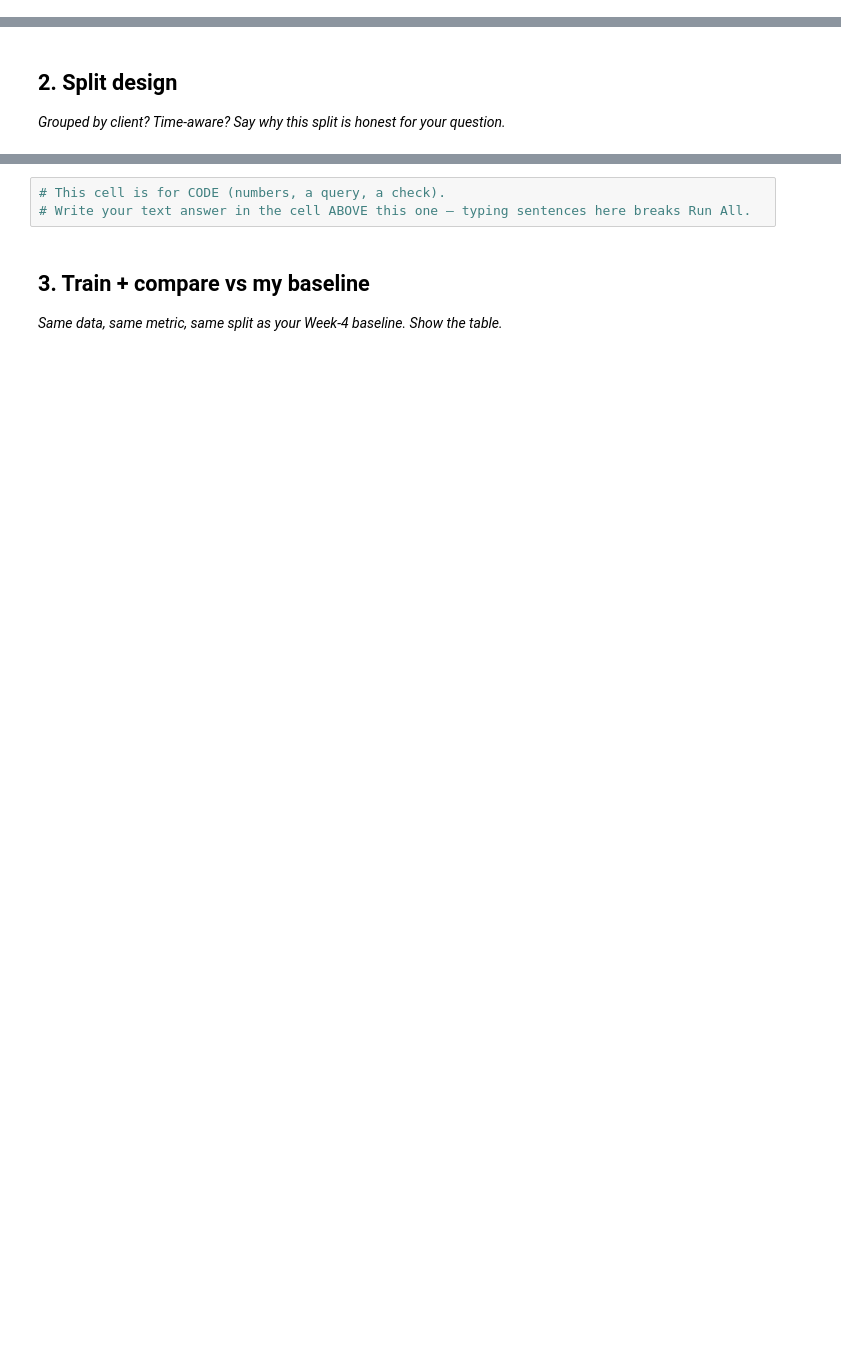
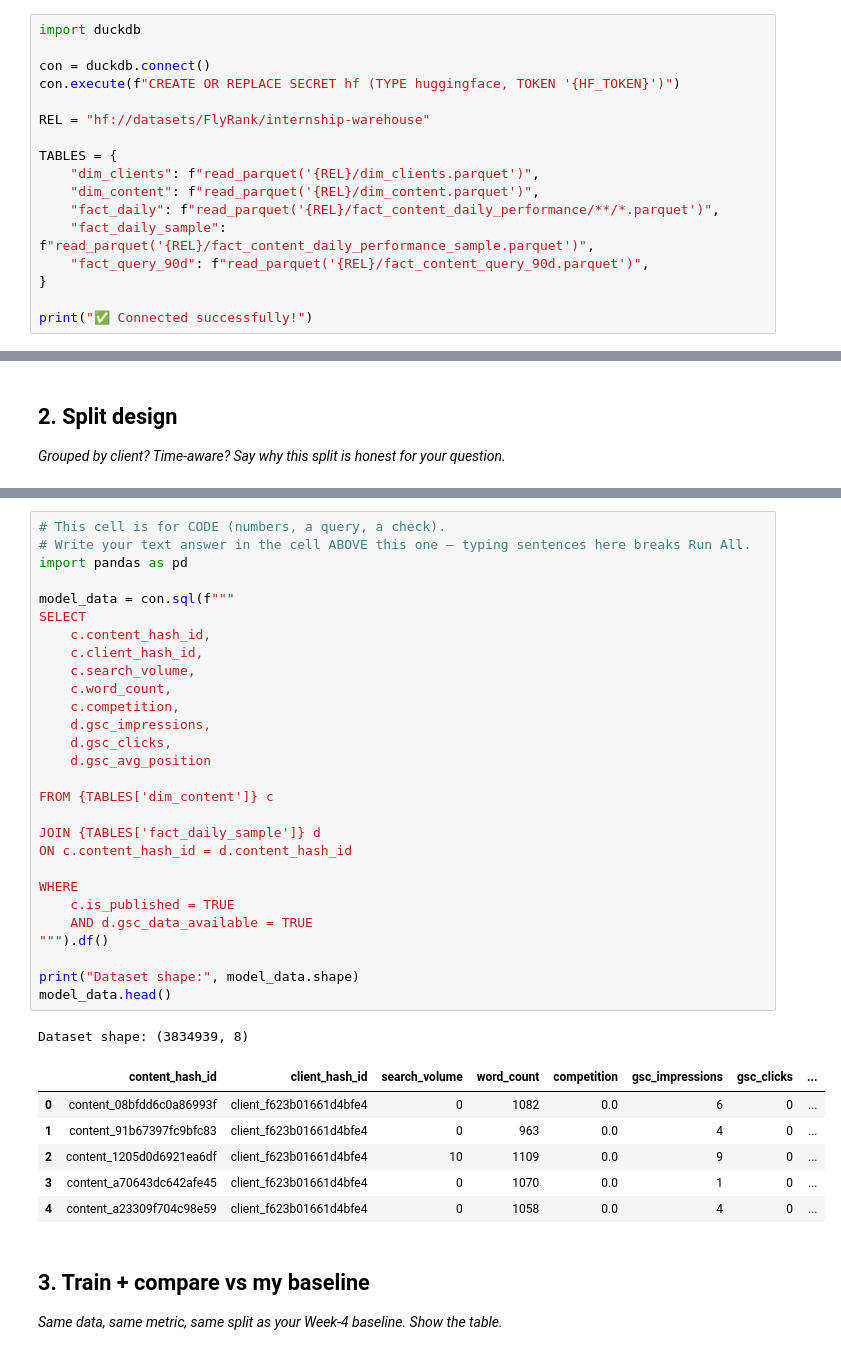
Before and after one commit to Rupikaupa2006/Flyrank-ML-internship, a Jupyter notebook: work/notebooks/w05_model.ipynb, the cells around one changed output, grey strips where cells are left out. Cells and saved outputs as stored; diff of their text form; blank space fills up the shorter version.

Commit message:
Complete ML-08 Capstone Modeling Lane

```diff
--- a/work/notebooks/w05_model.ipynb
+++ b/work/notebooks/w05_model.ipynb
@@ -8,0 +25,17 @@ This skeleton is yours to fill. Work the sections **in order** — each one has
+# %%
+import duckdb
+
+con = duckdb.connect()
+con.execute(f"CREATE OR REPLACE SECRET hf (TYPE huggingface, TOKEN '{HF_TOKEN}')")
+
+REL = "hf://datasets/FlyRank/internship-warehouse"
+
+TABLES = {
+    "dim_clients": f"read_parquet('{REL}/dim_clients.parquet')",
+    "dim_content": f"read_parquet('{REL}/dim_content.parquet')",
+    "fact_daily": f"read_parquet('{REL}/fact_content_daily_performance/**/*.parquet')",
+    "fact_daily_sample": f"read_parquet('{REL}/fact_content_daily_performance_sample.parquet')",
+    "fact_query_90d": f"read_parquet('{REL}/fact_content_query_90d.parquet')",
+}
+
+print("✅ Connected successfully!")
@@ -20,6 +113,39 @@ This skeleton is yours to fill. Work the sections **in order** — each one has
 # %%
 # This cell is for CODE (numbers, a query, a check).
 # Write your text answer in the cell ABOVE this one — typing sentences here breaks Run All.
+import pandas as pd
+
+model_data = con.sql(f"""
+SELECT
+    c.content_hash_id,
+    c.client_hash_id,
+    c.search_volume,
+    c.word_count,
+    c.competition,
+    d.gsc_impressions,
+    d.gsc_clicks,
+    d.gsc_avg_position
+
+FROM {TABLES['dim_content']} c
+
+JOIN {TABLES['fact_daily_sample']} d
+ON c.content_hash_id = d.content_hash_id
+
+WHERE
+    c.is_published = TRUE
+    AND d.gsc_data_available = TRUE
+""").df()
+
+print("Dataset shape:", model_data.shape)
+model_data.head()
+# %% [output]
+Dataset shape: (3834939, 8)
+|  | content_hash_id | client_hash_id | search_volume | word_count | competition | gsc_impressions | gsc_clicks | ... |
+| 0 | content_08bfdd6c0a86993f | client_f623b01661d4bfe4 | 0 | 1082 | 0.0 | 6 | 0 | ... |
+| 1 | content_91b67397fc9bfc83 | client_f623b01661d4bfe4 | 0 | 963 | 0.0 | 4 | 0 | ... |
+| 2 | content_1205d0d6921ea6df | client_f623b01661d4bfe4 | 10 | 1109 | 0.0 | 9 | 0 | ... |
+| 3 | content_a70643dc642afe45 | client_f623b01661d4bfe4 | 0 | 1070 | 0.0 | 1 | 0 | ... |
+| 4 | content_a23309f704c98e59 | client_f623b01661d4bfe4 | 0 | 1058 | 0.0 | 4 | 0 | ... |
 # %% [markdown]
 ## 3. Train + compare vs my baseline
 
```
Also changed, not shown: parts of 13 cells of this notebook.
